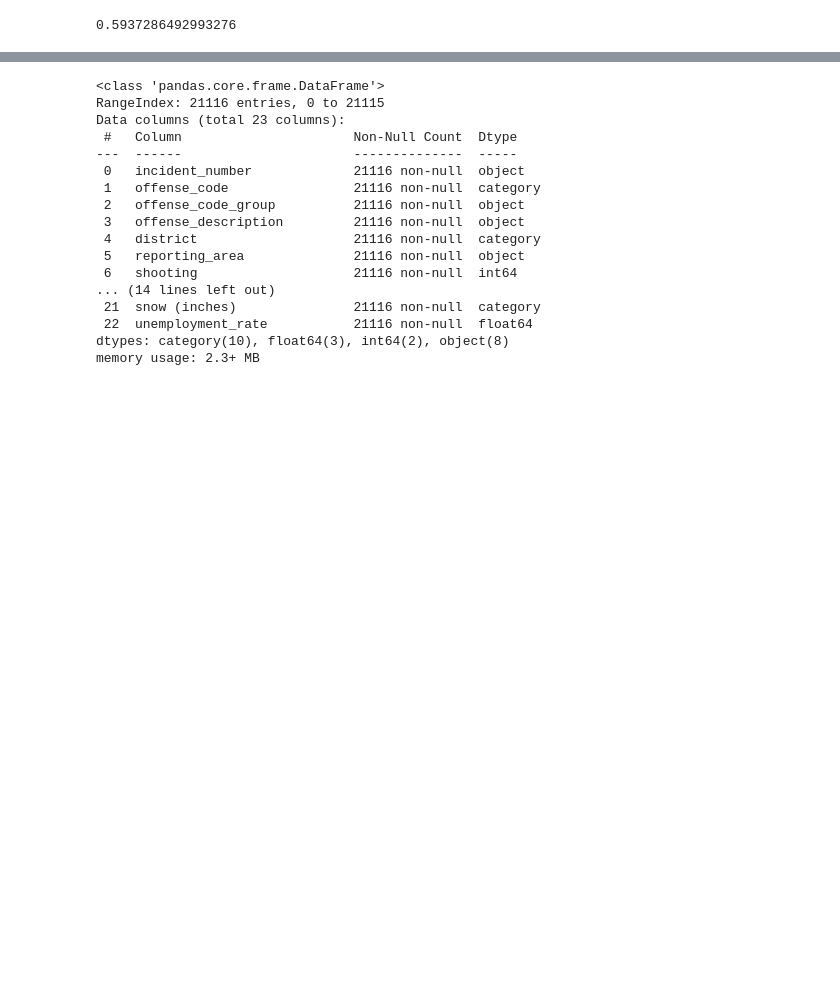
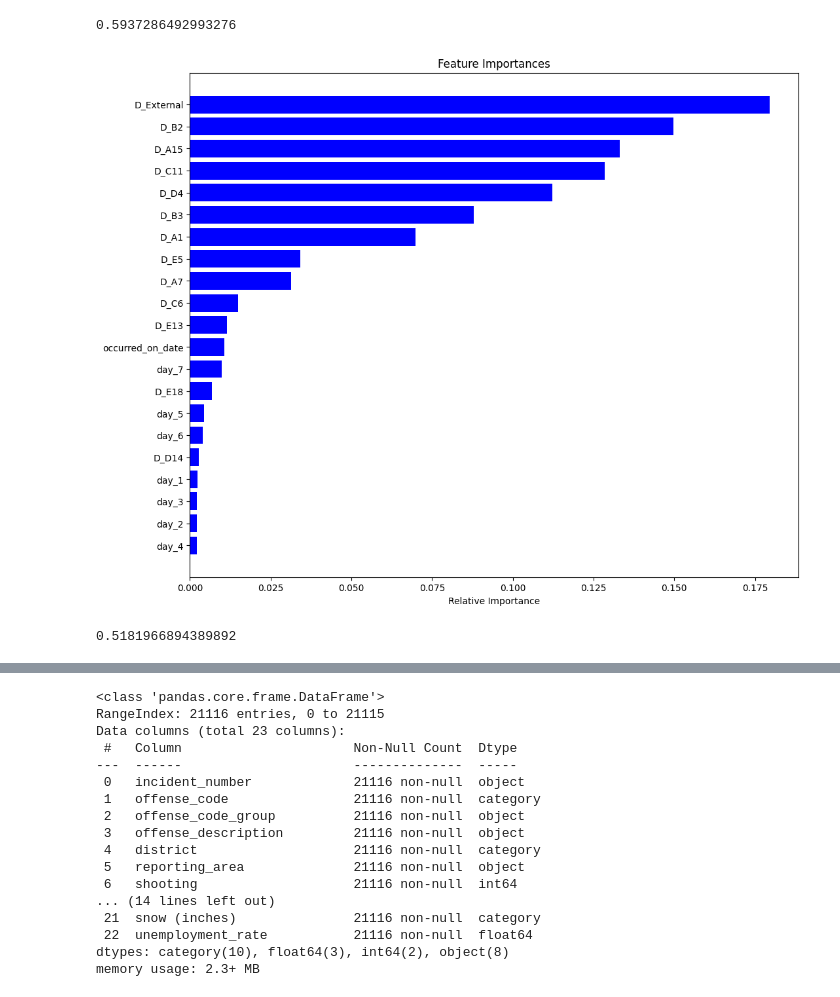
Before and after one commit to Waiz-Legion/boston, a Jupyter notebook: N4_model.ipynb, the cells around one changed output, grey strips where cells are left out. Cells and saved outputs as stored; diff of their text form; code cells hidden in the pictures; blank space fills up the shorter version.

```diff
--- a/N4_model.ipynb
+++ b/N4_model.ipynb
@@ -212,3 +214,21 @@ pred = xgb.predict(x_test)
 print(r2_score(y_test, pred))
 # %% [output]
 0.5937286492993276
+# %%
+feature_names = list(x.columns)
+importances = xgb.feature_importances_
+indices = np.argsort(importances)
+plt.figure(figsize=(12, 10))
+plt.title("Feature Importances")
+plt.barh(range(len(indices)), importances[indices], color="blue", align="center")
+plt.yticks(range(len(indices)), [feature_names[i] for i in indices])
+plt.xlabel("Relative Importance")
+plt.show()
+# %% [output]
+[figure, added]
+# %%
+lgbm = LGBMRegressor(n_estimators = 200).fit(x_train, y_train)
+pred = lgbm.predict(x_test)
+print(r2_score(y_test, pred))
+# %% [output]
+0.5181966894389892
```
Also changed, not shown: parts of 5 cells of this notebook.
